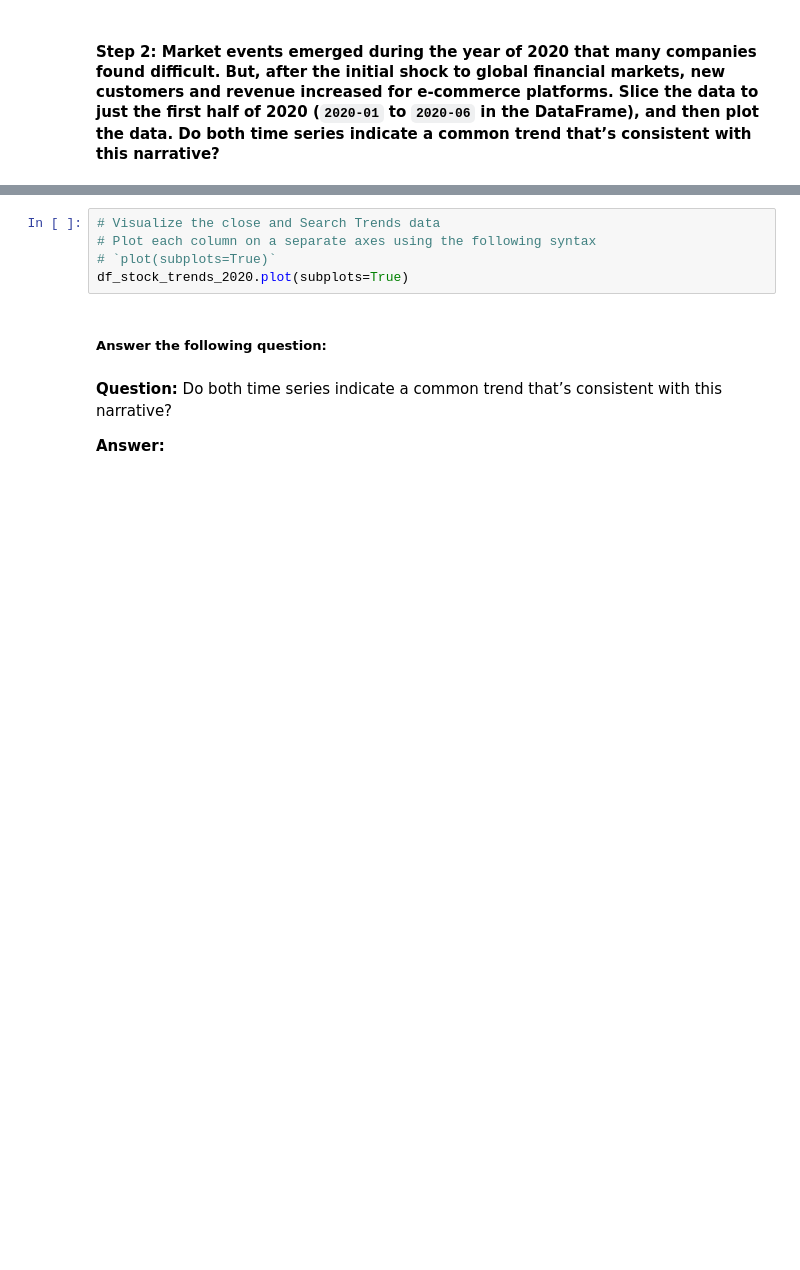
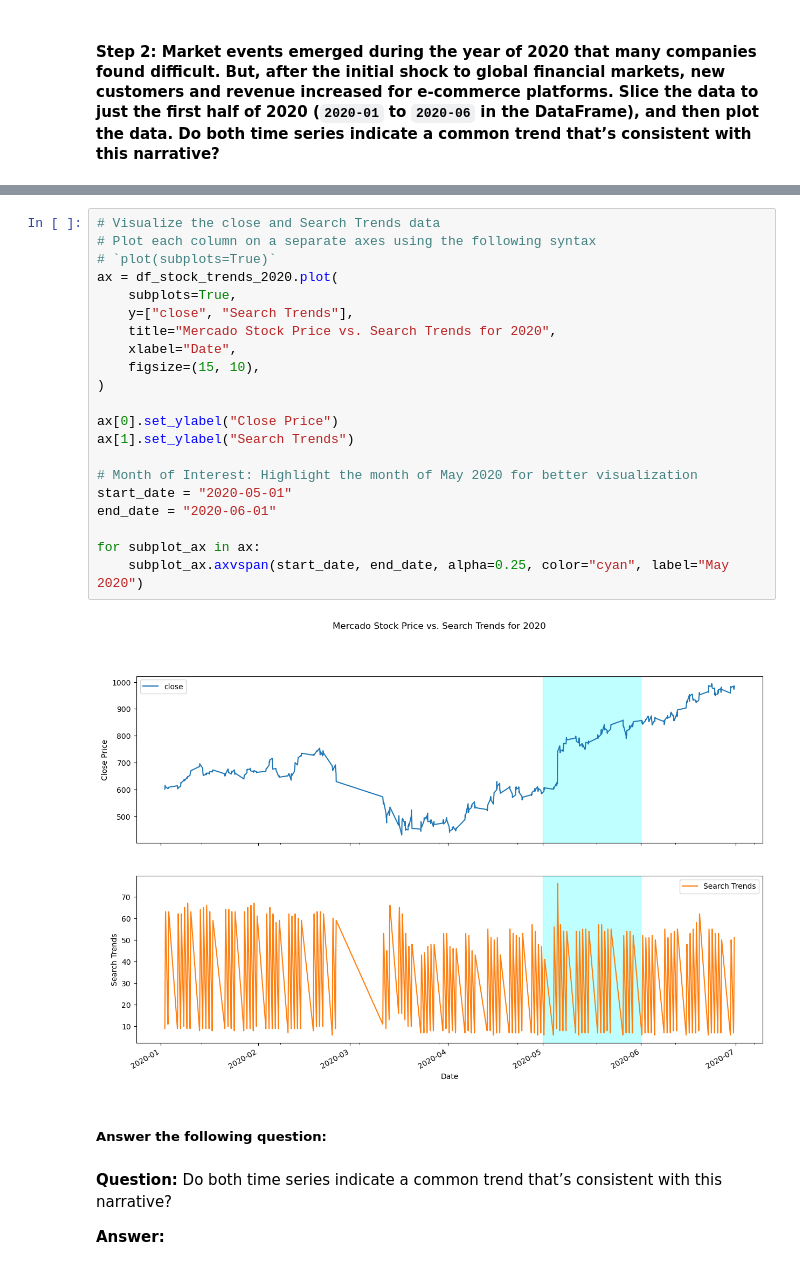
Before and after one commit to rune-encoder/prophet-challenge, a Jupyter notebook: forecasting_net_prophet.ipynb, the cells around one changed output, grey strips where cells are left out. Drawn from its saved outputs; the diff is of its cells as text; blank space fills up the shorter version.

```diff
--- a/forecasting_net_prophet.ipynb
+++ b/forecasting_net_prophet.ipynb
@@ -419,8 +477,26 @@ display(df_stock_trends_2020.tail())
-# %%
-# Visualize the close and Search Trends data
-# Plot each column on a separate axes using the following syntax
-# `plot(subplots=True)`
-df_stock_trends_2020.plot(subplots=True)
+# %%
+# Visualize the close and Search Trends data
+# Plot each column on a separate axes using the following syntax
+# `plot(subplots=True)`
+ax = df_stock_trends_2020.plot(
+    subplots=True,
+    y=["close", "Search Trends"],
+    title="Mercado Stock Price vs. Search Trends for 2020",
+    xlabel="Date",
+    figsize=(15, 10),
+)
+
+ax[0].set_ylabel("Close Price")
+ax[1].set_ylabel("Search Trends")
+
+# Month of Interest: Highlight the month of May 2020 for better visualization
+start_date = "2020-05-01"
+end_date = "2020-06-01"
+
+for subplot_ax in ax:
+    subplot_ax.axvspan(start_date, end_date, alpha=0.25, color="cyan", label="May 2020")
+# %% [output]
+[figure, added]
 # %% [markdown]
 ##### Answer the following question:
 # %% [markdown]
```
Also changed, not shown: parts of 26 cells of this notebook.
